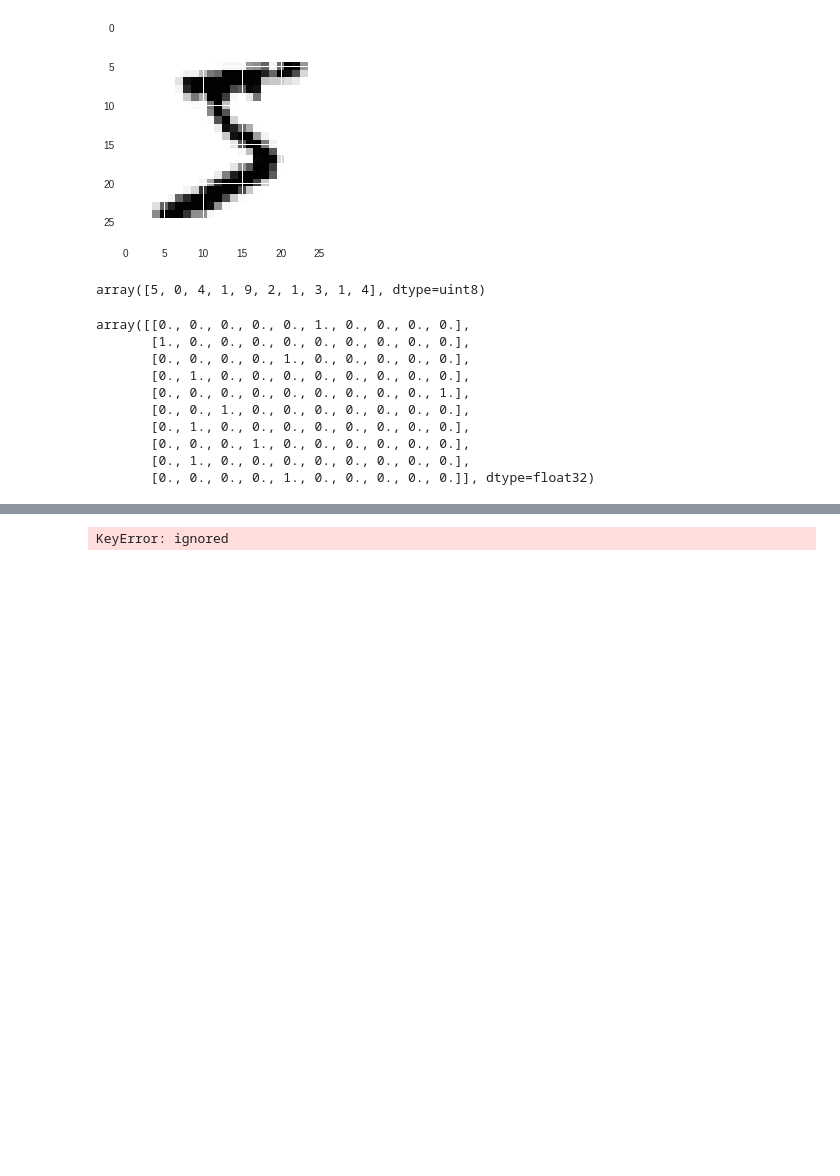
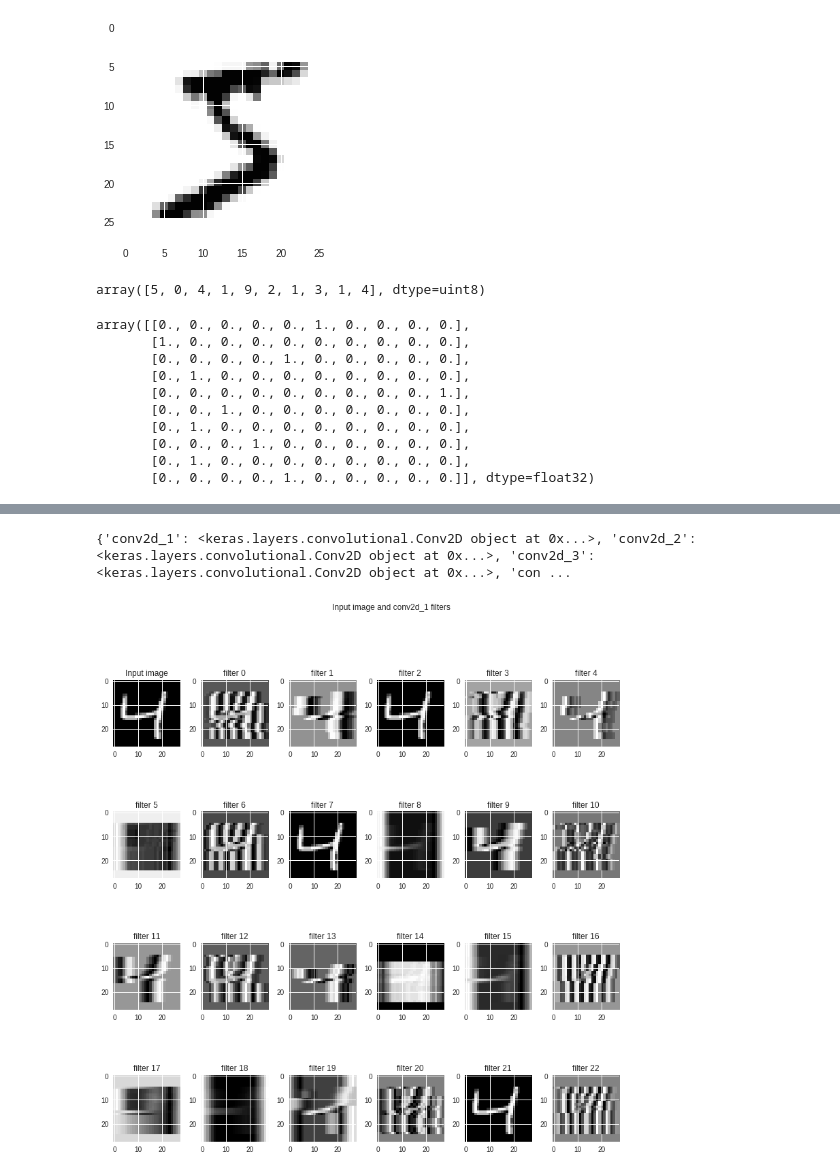
Before and after one commit to hanshika0292/Deep-Learning-Assignments, a Jupyter notebook: HANSHIKA_BATCH_4_ASSIGNMENT4A.ipynb, the cells around one changed output, grey strips where cells are left out. Drawn from its saved outputs; the diff is of its cells as text; code cells hidden in the pictures; blank space fills up the shorter version.

```diff
--- a/HANSHIKA_BATCH_4_ASSIGNMENT4A.ipynb
+++ b/HANSHIKA_BATCH_4_ASSIGNMENT4A.ipynb
@@ -148,6 +151,9 @@ print(y_test[:9])
 [7 2 1 0 4 1 4 9 5]
 # %%
 layer_dict = dict([(layer.name, layer) for layer in model.layers])
+print(layer_dict)
+# %% [output]
+{'conv2d_1': <keras.layers.convolutional.Conv2D object at 0x...>, 'conv2d_2': <keras.layers.convolutional.Conv2D object at 0x...>, 'conv2d_3': <keras.layers.convolutional.Conv2D object at 0x...>, 'con ...
 # %%
 import numpy as np
 from matplotlib import pyplot as plt
@@ -171,7 +177,7 @@ def deprocess_image(x):
     return x
 
 def vis_img_in_filter(img = np.array(X_train[2]).reshape((1, 28, 28, 1)).astype(np.float64),
-                      layer_name = 'conv2d_14'):
+                      layer_name = 'conv2d_1'):
     layer_output = layer_dict[layer_name].output
     img_ascs = list()
     for filter_index in range(layer_output.shape[3]):
@@ -194,31 +200,31 @@ def vis_img_in_filter(img = np.array(X_train[2]).reshape((1, 28, 28, 1)).astype(
         img_asc = np.array(img)
         # run gradient ascent for 20 steps
         for i in range(20):
             loss_value, grads_value = iterate([img_asc])
             img_asc += grads_value * step
 
         img_asc = img_asc[0]
         img_ascs.append(deprocess_image(img_asc).reshape((28, 28)))
 
     if layer_output.shape[3] >= 35:
         plot_x, plot_y = 6, 6
     elif layer_output.shape[3] >= 23:
         plot_x, plot_y = 4, 6
     elif layer_output.shape[3] >= 11:
         plot_x, plot_y = 2, 6
     else:
         plot_x, plot_y = 1, 2
     fig, ax = plt.subplots(plot_x, plot_y, figsize = (12, 12))
     ax[0, 0].imshow(img.reshape((28, 28)), cmap = 'gray')
     ax[0, 0].set_title('Input image')
     fig.suptitle('Input image and %s filters' % (layer_name,))
     fig.tight_layout(pad = 0.3, rect = [0, 0, 0.9, 0.9])
     for (x, y) in [(i, j) for i in range(plot_x) for j in range(plot_y)]:
         if x == 0 and y == 0:
             continue
         ax[x, y].imshow(img_ascs[x * plot_y + y - 1], cmap = 'gray')
         ax[x, y].set_title('filter %d' % (x * plot_y + y - 1))
 
 vis_img_in_filter()
 # %% [output]
-KeyError: ignored
+[figure, added]
```
Also changed, not shown: parts of 6 cells of this notebook.
